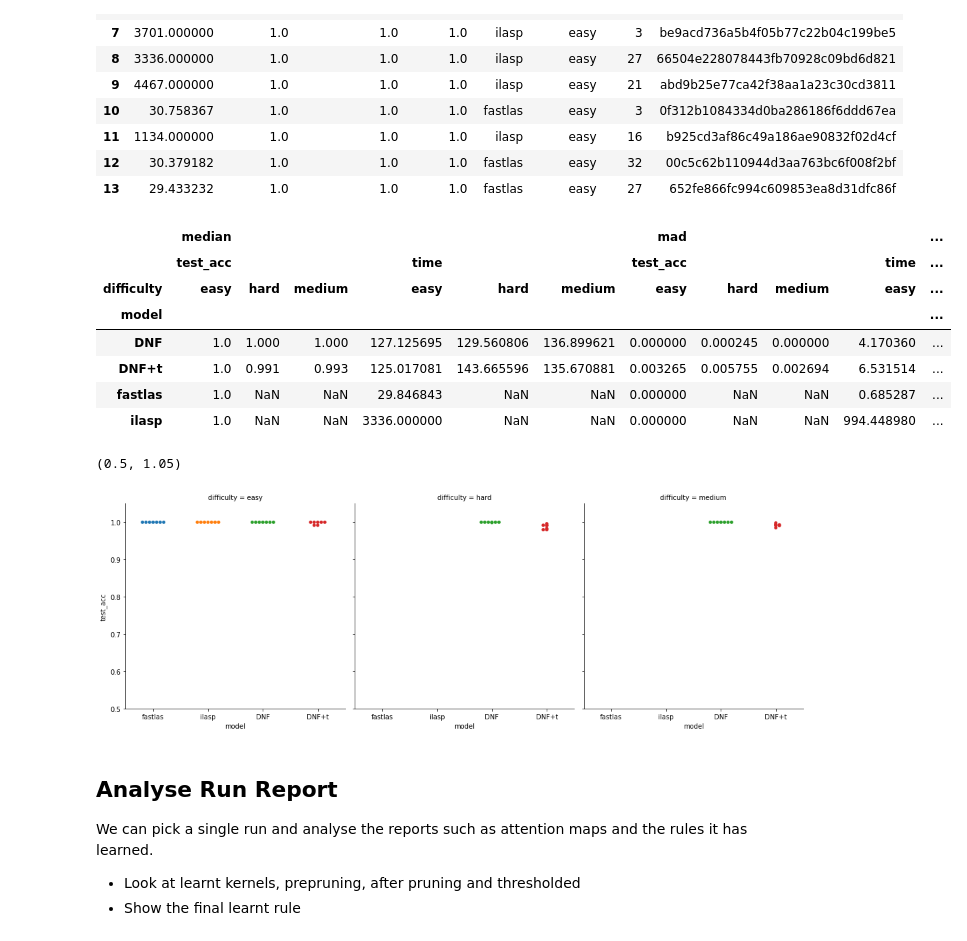
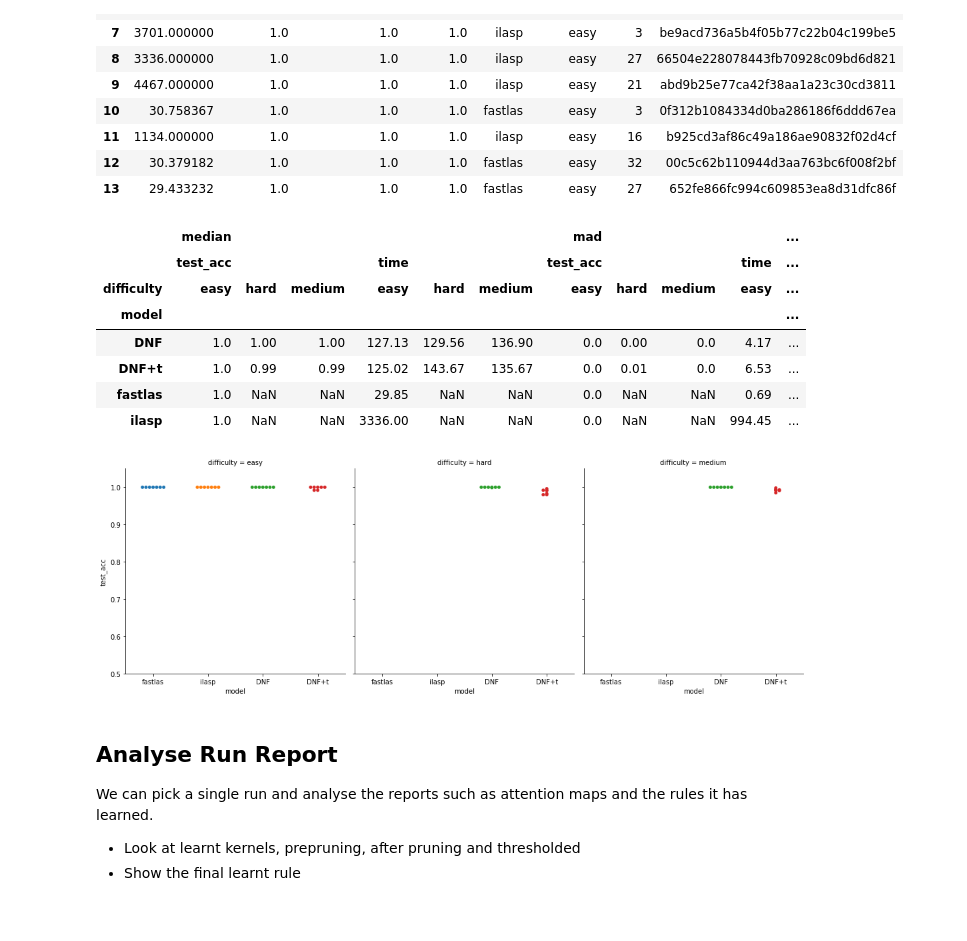
Before and after one commit to nuric/pix2rule, a Jupyter notebook: analyse_gendnf.ipynb, the cells around one changed output. Cells and saved outputs as stored; diff of their text form; code cells hidden in the pictures.

```diff
--- a/analyse_gendnf.ipynb
+++ b/analyse_gendnf.ipynb
@@ -319,23 +319,23 @@ ilp_data
 # %%
 # Concatenate the data, note that ILP is only run without noise
 ilp_dnf_data = pd.concat([ilp_data, best_dnf[best_dnf['noise'] == 0.0]])
 ilp_dnf_data.reset_index(drop=True, inplace=True)
-pd.pivot_table(ilp_dnf_data, index=['model'], columns=['difficulty'], values=['test_acc', 'time'], aggfunc=['median', 'mad'])
+pd.pivot_table(ilp_dnf_data, index=['model'], columns=['difficulty'], values=['test_acc', 'time'], aggfunc=['median', 'mad']).round(2)
 # %% [output]
 |  | median |  |  |  |  |  | mad |  |  |  | ... |
 |  | test_acc |  |  | time |  |  | test_acc |  |  | time | ... |
 | difficulty | easy | hard | medium | easy | hard | medium | easy | hard | medium | easy | ... |
 | model |  |  |  |  |  |  |  |  |  |  | ... |
-| DNF | 1.0 | 1.000 | 1.000 | 127.125695 | 129.560806 | 136.899621 | 0.000000 | 0.000245 | 0.000000 | 4.170360 | ... |
-| DNF+t | 1.0 | 0.991 | 0.993 | 125.017081 | 143.665596 | 135.670881 | 0.003265 | 0.005755 | 0.002694 | 6.531514 | ... |
-| fastlas | 1.0 | NaN | NaN | 29.846843 | NaN | NaN | 0.000000 | NaN | NaN | 0.685287 | ... |
-| ilasp | 1.0 | NaN | NaN | 3336.000000 | NaN | NaN | 0.000000 | NaN | NaN | 994.448980 | ... |
+| DNF | 1.0 | 1.00 | 1.00 | 127.13 | 129.56 | 136.90 | 0.0 | 0.00 | 0.0 | 4.17 | ... |
+| DNF+t | 1.0 | 0.99 | 0.99 | 125.02 | 143.67 | 135.67 | 0.0 | 0.01 | 0.0 | 6.53 | ... |
+| fastlas | 1.0 | NaN | NaN | 29.85 | NaN | NaN | 0.0 | NaN | NaN | 0.69 | ... |
+| ilasp | 1.0 | NaN | NaN | 3336.00 | NaN | NaN | 0.0 | NaN | NaN | 994.45 | ... |
 # %%
 # Also as a plot
-sns.catplot(x='model', y='test_acc', kind='swarm', col='difficulty', data=ilp_dnf_data)
+g = sns.catplot(x='model', y='test_acc', kind='swarm', col='difficulty', data=ilp_dnf_data)
 plt.ylim(0.5, 1.05)
+g.savefig('plots/gendnf_ilp_vs_deep.pdf')
 # %% [output]
-(0.5, 1.05)
 [figure]
 # %% [markdown]
 ## Analyse Run Report
```
Also changed, not shown: parts of 4 cells of this notebook.
